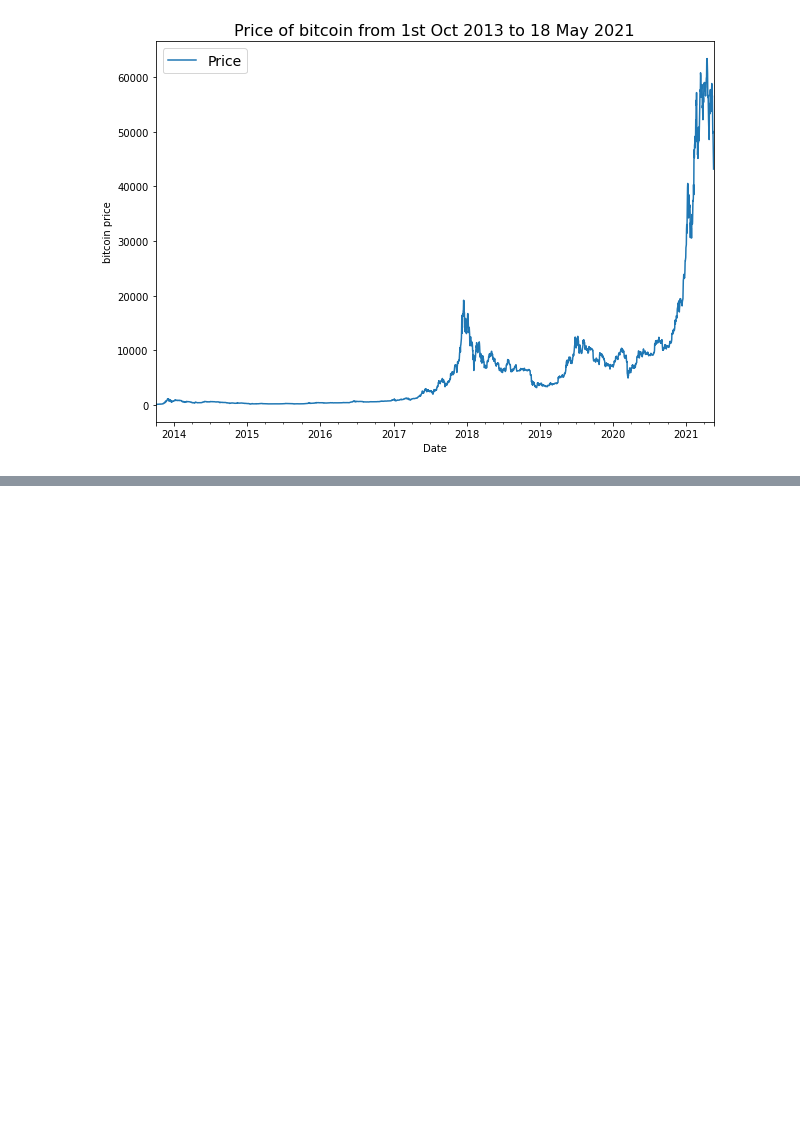
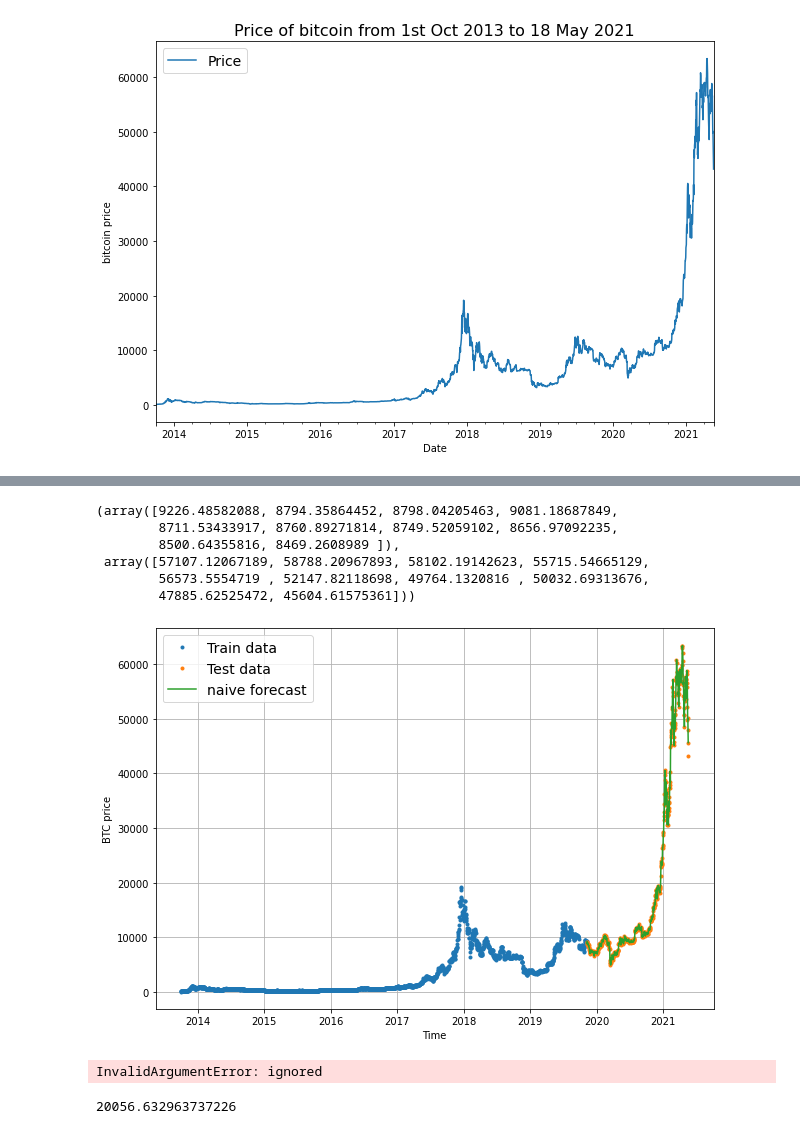
Before and after one commit to Chirag314/Time-series-forecasting, a Jupyter notebook: Bitcoin_time_series_.ipynb, the cells around one changed output, grey strips where cells are left out. Drawn from its saved outputs; the diff is of its cells as text; code cells hidden in the pictures; blank space fills up the shorter version.

```diff
--- a/Bitcoin_time_series_.ipynb
+++ b/Bitcoin_time_series_.ipynb
@@ -69,0 +160,19 @@ plt.legend(fontsize=14)
+# %%
+#Create naive forecast
+naive_forecast = y_test[:-1]
+naive_forecast[:10], naive_forecast[-10:]
+# %% [output]
+(array([9226.48582088, 8794.35864452, 8798.04205463, 9081.18687849,
+        8711.53433917, 8760.89271814, 8749.52059102, 8656.97092235,
+        8500.64355816, 8469.2608989 ]),
+ array([57107.12067189, 58788.20967893, 58102.19142623, 55715.54665129,
+        56573.5554719 , 52147.82118698, 49764.1320816 , 50032.69313676,
+        47885.62525472, 45604.61575361]))
+# %%
+#Plot naive forecast
+plt.figure(figsize=(10,7))
+plot_time_series(timesteps=x_train, values=y_train, label="Train data")
+plot_time_series(timesteps=x_test, values=y_test, label='Test data')
+plot_time_series(timesteps=x_test[1:], values=naive_forecast,format='-',label='naive forecast')
+# %% [output]
+[figure, added]
@@ -69,0 +198,10 @@ plt.legend(fontsize=14)
+# %%
+len(y_test[1:]),len(naive_forecast)
+y_t=y_test[1:]
+naive_results = evaluate_preds(y_true=y_t , y_pred = naive_forecast)
+# %% [output]
+InvalidArgumentError: ignored
+# %%
+tf.reduce_mean(y_test).numpy()
+# %% [output]
+20056.632963737226
```
Also changed, not shown: parts of 18 cells of this notebook.
